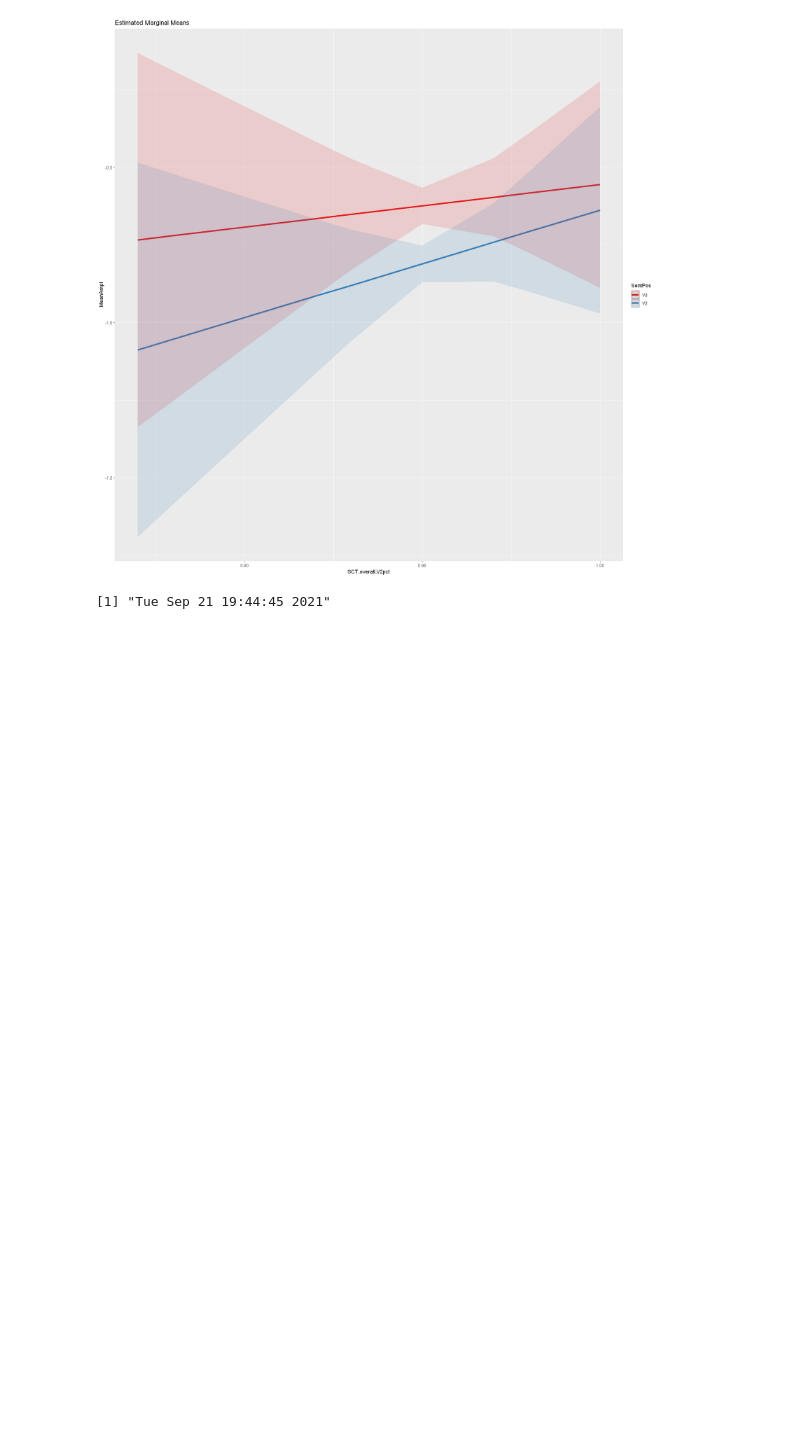
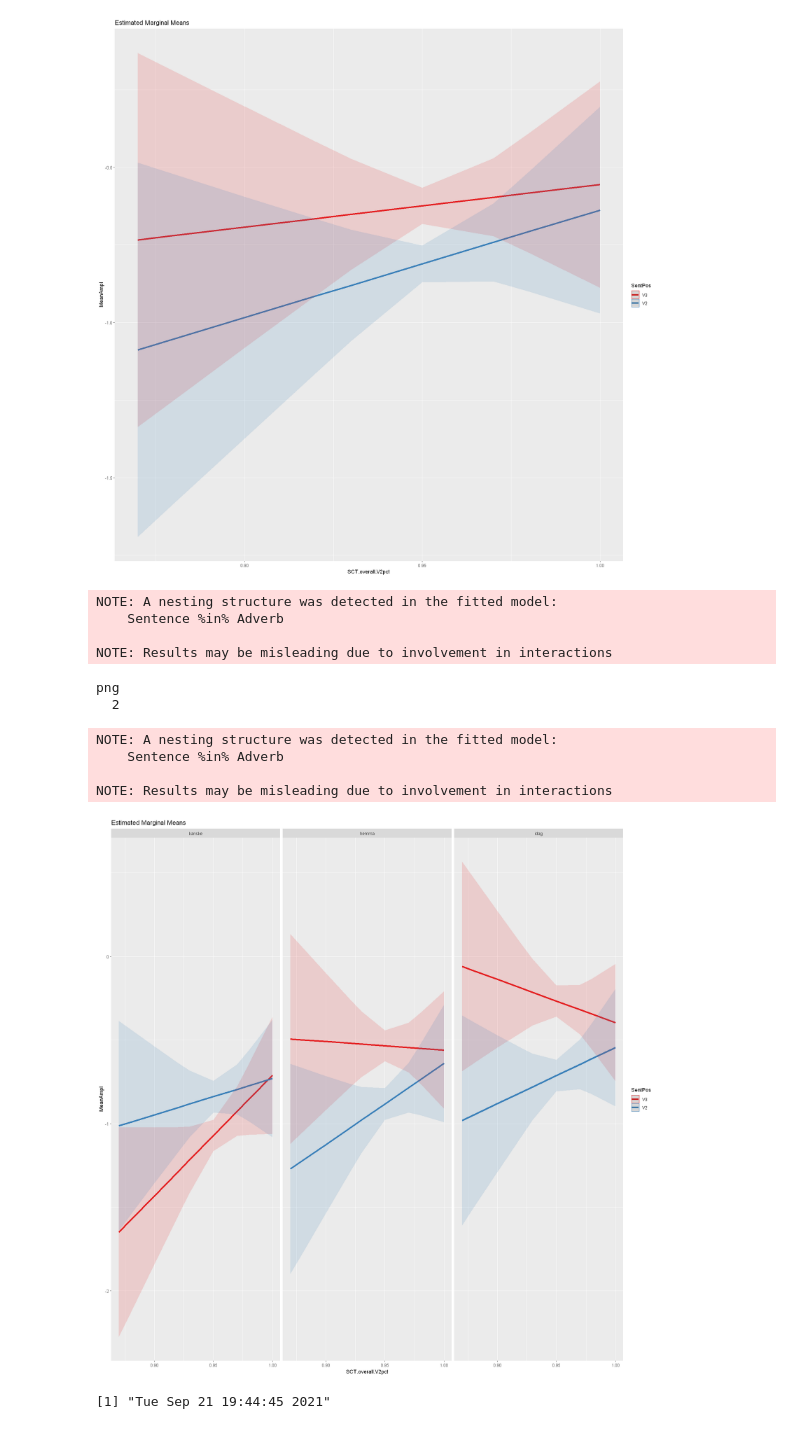
Before and after one commit to aaronjnewman/SWOP, a Jupyter notebook: scripts/SWOP 5b - R stats 900-1000 behav corr.ipynb, the cells around one changed output. Cells and saved outputs as stored; diff of their text form; code cells hidden in the pictures; blank space fills up the shorter version.

```diff
--- a/scripts/SWOP 5b - R stats 900-1000 behav corr.ipynb
+++ b/scripts/SWOP 5b - R stats 900-1000 behav corr.ipynb
@@ -478,6 +478,37 @@ NOTE: A nesting structure was detected in the fitted model:
 
 NOTE: Results may be misleading due to involvement in interactions
 [figure]
+# %%
+# save PDF
+pdf(paste(out_path, 'figures/R plots/', 'lme_model_plot_', component, '_AdverbxSentPos.pdf', sep=""))
+plot_model(mod,
+           type='emm',
+           terms=c('SCT.overall.V2pct', 'SentPos', 'Adverb'),
+           dot.size=4, line.size=1.5,  panel.minor.gridcol = 1,
+           title='Estimated Marginal Means'
+          )
+dev.off()
+
+# plot in this notebook
+options(repr.plot.width=16, repr.plot.height=16)
+plot_model(mod,
+           type='emm',
+           terms=c('SCT.overall.V2pct', 'SentPos', 'Adverb'),
+           dot.size=4, line.size=1.5,  panel.minor.gridcol = 1,
+           title='Estimated Marginal Means'
+          )
+# %% [output]
+NOTE: A nesting structure was detected in the fitted model:
+    Sentence %in% Adverb
+
+NOTE: Results may be misleading due to involvement in interactions
+png
+  2
+NOTE: A nesting structure was detected in the fitted model:
+    Sentence %in% Adverb
+
+NOTE: Results may be misleading due to involvement in interactions
+[figure, added]
 # %%
 date()
 # %% [output]
```
Also changed, not shown: 2 other files.
